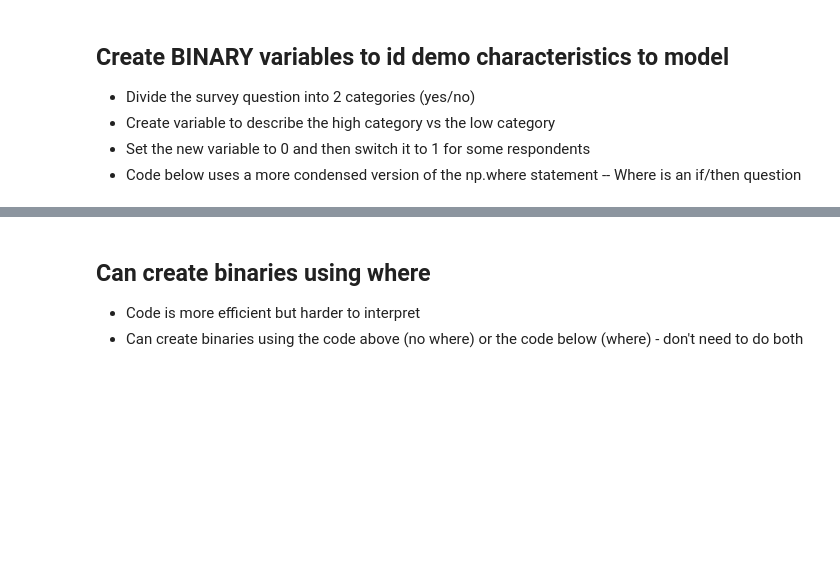
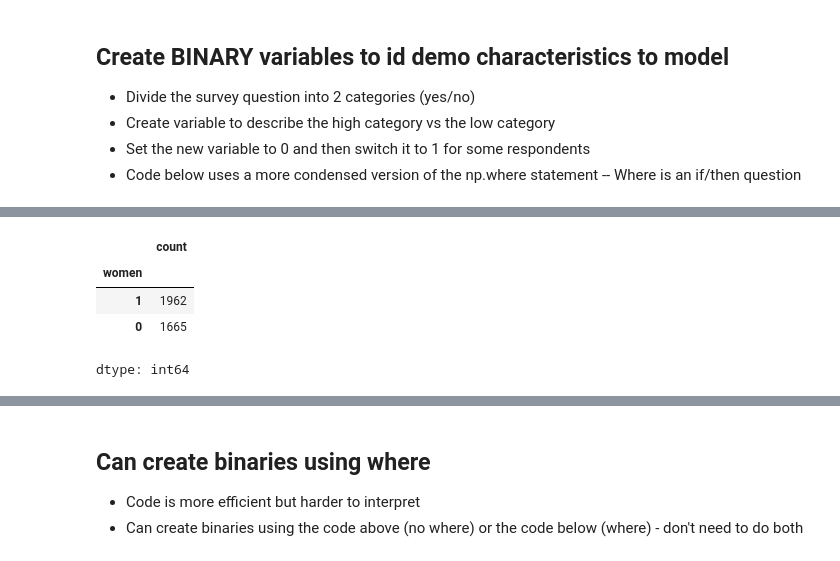
Before and after one commit to 550tealeaves/DATA-70500-working-with-data, a Jupyter notebook: Orig_Lab5_SurveyDataAnalysisPew.ipynb, the cells around one changed output, grey strips where cells are left out. Drawn from its saved outputs; the diff is of its cells as text; code cells hidden in the pictures; blank space fills up the shorter version.

```diff
--- a/Orig_Lab5_SurveyDataAnalysisPew.ipynb
+++ b/Orig_Lab5_SurveyDataAnalysisPew.ipynb
@@ -350,0 +360,8 @@ Climate_df.loc[Climate_df['F_PARTY_FINAL'] == 1, ['republican']] = 1
+# %%
+Climate_df['women'].value_counts()
+# %% [output]
+|  | count |
+| women |  |
+| 1 | 1962 |
+| 0 | 1665 |
+dtype: int64
```
Also changed, not shown: parts of 14 cells of this notebook.
